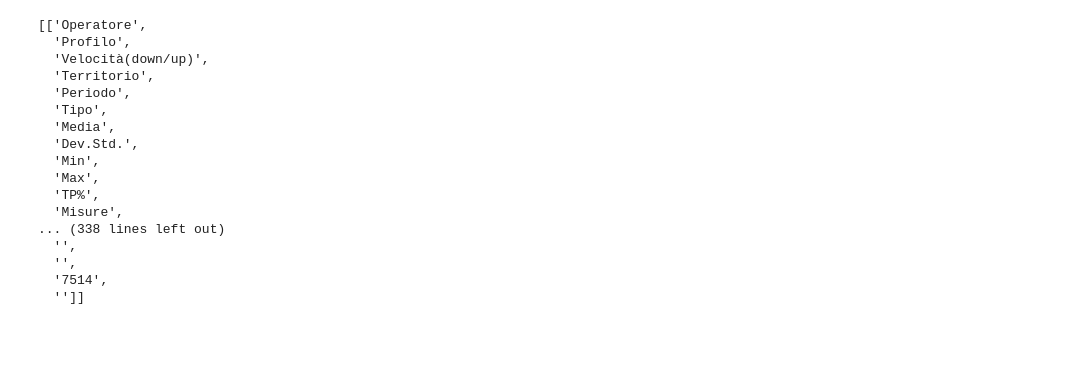
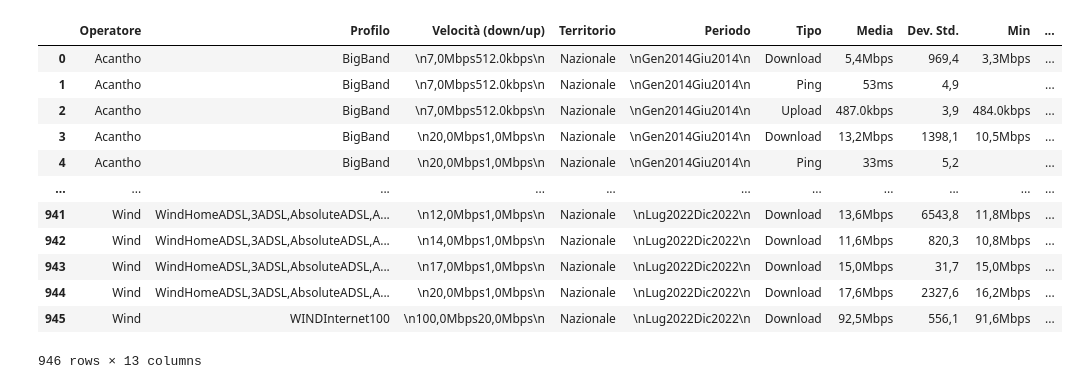
Before and after one commit to alemk96/bul_study, a Jupyter notebook: dati_velocità.ipynb, the cells around one changed output. Cells and saved outputs as stored; diff of their text form; code cells hidden in the pictures; blank space fills up the shorter version.

Commit message:
update env and speed

```diff
--- a/dati_velocità.ipynb
+++ b/dati_velocità.ipynb
@@ -30,4 +4,0 @@ rows = [row.text.replace(" ","").split("\n") for row in table.find_all("tr")]
-# %%
-rows_clean = []
-for row in rows:
-    rows_clean.append([item for item in row if
@@ -52,20 +4,0 @@ for row in rows:
-# %%
-rows
-# %% [output]
-[['Operatore',
-  'Profilo',
-  'Velocità(down/up)',
-  'Territorio',
-  'Periodo',
-  'Tipo',
-  'Media',
-  'Dev.Std.',
-  'Min',
-  'Max',
-  'TP%',
-  'Misure',
-... (338 lines left out)
-  '',
-  '',
-  '7514',
-  '']]
@@ -71,0 +32,55 @@ rows
+# %%
+'''
+metodo per fare web scraping dal sito misurainternet.it dell'agcom
+e parsa in un dataframe
+
+@params year string anno di ricerca
+@params page string  pagina della tabella
+@params period string sembra che dando il semestre si ottengano più dati
+@return dataset_speed Dataframe
+//TODO il token per il middleware e sembra non scadere, nel caso si dinamizza anche quello
+
+'''
+def getDataset(year, page, period="anno"):
+    url = f'https://misurainternet.it/valori_statistici/?csrfmiddlewaretoken=PmowMH9VasBwM58EEVdl9W1ARGSIvgCyYTL0uODEECL2GxQn952STNPYUtN6rNqQ&operatore=&regione=&anno={year}&periodo={period}&page={page}'
+    list_page_event = requests.get(url)
+    site = BeautifulSoup(list_page_event.text, "html.parser")
+    headers = [header.text for header in site.find_all("th")]
+    table_clean = [row.text.replace(" ","") for row in site.find_all("td")]
+    table_clean_regroup = [table_clean[i:i+12] for i in range(0, len(table_clean), 12)]
+    dataset_speed = pd.DataFrame(table_clean_regroup, columns=headers)
+    return dataset_speed
+# %%
+dataset_speed= pd.DataFrame()
+for anno in anni:
+    sem_1 = pd.DataFrame()
+    sem_2 = pd.DataFrame()
+    annualita = pd.DataFrame()
+    for index, (semestre) in enumerate(semestri):
+        for page in range(1,10):
+            try:
+                if index == 0:
+                    sem_1 = pd.concat([sem_1,getDataset(anno,page,semestre)],ignore_index=True)
+                else:
+                    sem_2 = pd.concat([sem_2,getDataset(anno,page,semestre)],ignore_index=True)
+            except:
+                break
+        annualita = pd.concat([sem_1,sem_2], ignore_index=True)
+        annualita["Anno"]=anno
+    dataset_speed = pd.concat([dataset_speed,annualita], ignore_index=True)
+# %%
+dataset_speed
+# %% [output]
+|  | Operatore | Profilo | Velocità (down/up) | Territorio | Periodo | Tipo | Media | Dev. Std. | Min | ... |
+| 0 | Acantho | BigBand | \n7,0Mbps512.0kbps\n | Nazionale | \nGen2014Giu2014\n | Download | 5,4Mbps | 969,4 | 3,3Mbps | ... |
+| 1 | Acantho | BigBand | \n7,0Mbps512.0kbps\n | Nazionale | \nGen2014Giu2014\n | Ping | 53ms | 4,9 |  | ... |
+| 2 | Acantho | BigBand | \n7,0Mbps512.0kbps\n | Nazionale | \nGen2014Giu2014\n | Upload | 487.0kbps | 3,9 | 484.0kbps | ... |
+| 3 | Acantho | BigBand | \n20,0Mbps1,0Mbps\n | Nazionale | \nGen2014Giu2014\n | Download | 13,2Mbps | 1398,1 | 10,5Mbps | ... |
+| 4 | Acantho | BigBand | \n20,0Mbps1,0Mbps\n | Nazionale | \nGen2014Giu2014\n | Ping | 33ms | 5,2 |  | ... |
+| ... | ... | ... | ... | ... | ... | ... | ... | ... | ... | ... |
+| 941 | Wind | WindHomeADSL,3ADSL,AbsoluteADSL,A... | \n12,0Mbps1,0Mbps\n | Nazionale | \nLug2022Dic2022\n | Download | 13,6Mbps | 6543,8 | 11,8Mbps | ... |
+| 942 | Wind | WindHomeADSL,3ADSL,AbsoluteADSL,A... | \n14,0Mbps1,0Mbps\n | Nazionale | \nLug2022Dic2022\n | Download | 11,6Mbps | 820,3 | 10,8Mbps | ... |
+| 943 | Wind | WindHomeADSL,3ADSL,AbsoluteADSL,A... | \n17,0Mbps1,0Mbps\n | Nazionale | \nLug2022Dic2022\n | Download | 15,0Mbps | 31,7 | 15,0Mbps | ... |
+| 944 | Wind | WindHomeADSL,3ADSL,AbsoluteADSL,A... | \n20,0Mbps1,0Mbps\n | Nazionale | \nLug2022Dic2022\n | Download | 17,6Mbps | 2327,6 | 16,2Mbps | ... |
+| 945 | Wind | WINDInternet100 | \n100,0Mbps20,0Mbps\n | Nazionale | \nLug2022Dic2022\n | Download | 92,5Mbps | 556,1 | 91,6Mbps | ... |
+946 rows × 13 columns
```
Also changed, not shown: parts of 12 cells of this notebook, 3 other files.
